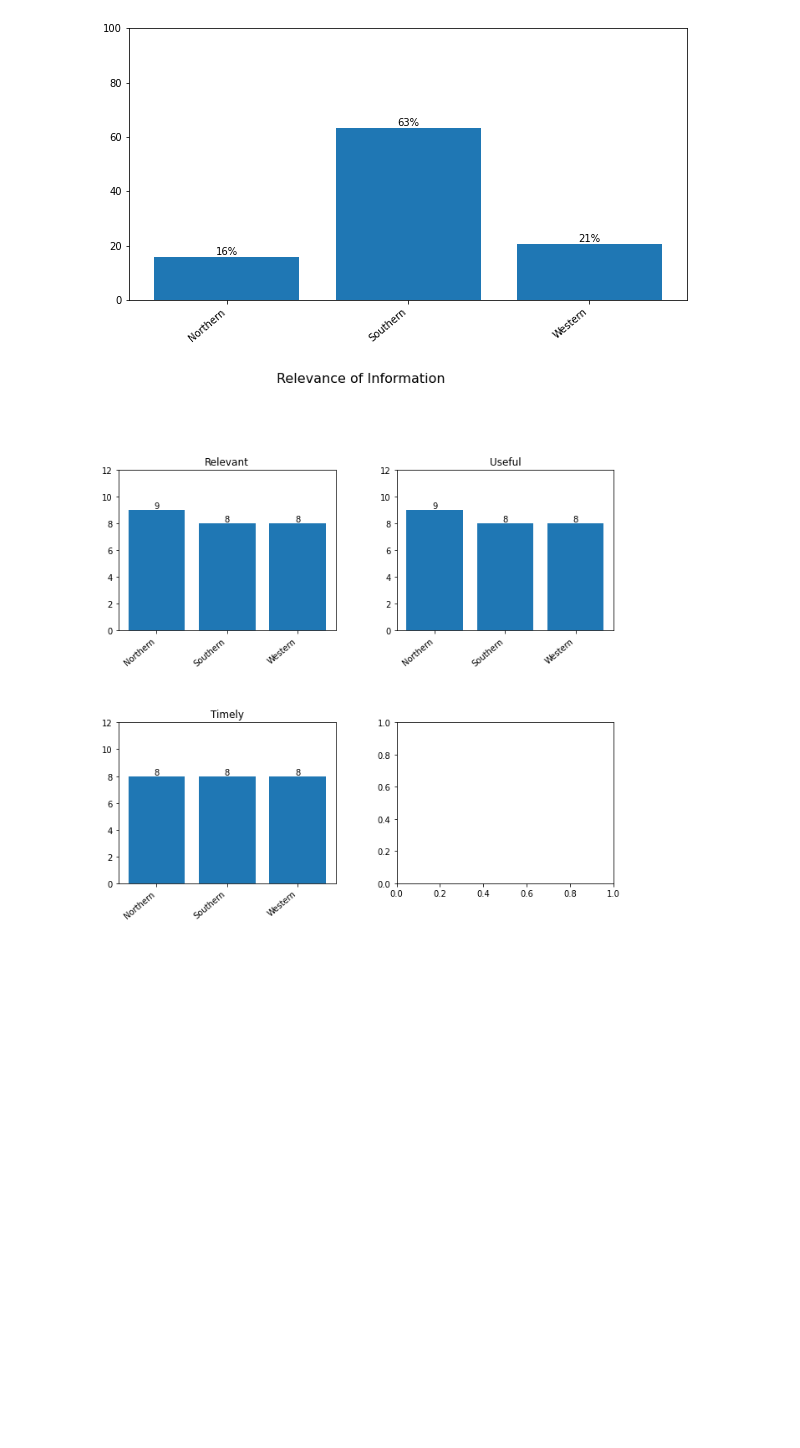
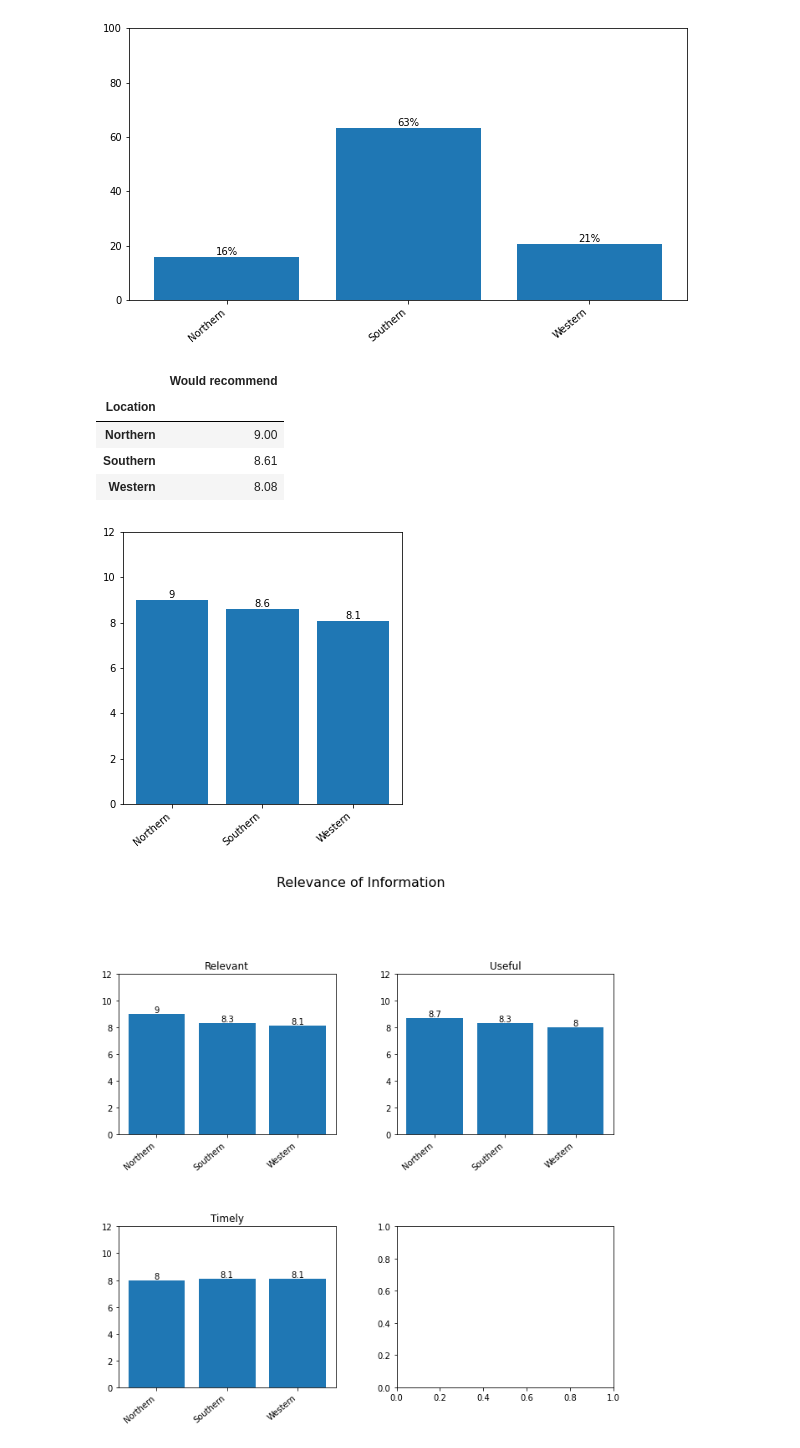
Before and after one commit to pyagoubi/Stuff, a Jupyter notebook: Weedsmart.ipynb, the cells around one changed output. Drawn from its saved outputs; the diff is of its cells as text; code cells hidden in the pictures; blank space fills up the shorter version.

```diff
--- a/Weedsmart.ipynb
+++ b/Weedsmart.ipynb
@@ -414,7 +414,7 @@ for i, column in enumerate(cols):
     if (i!=0)&(i%2==0):
         row+=1
     axs = ax[row,col[i]]
-    axs.bar(plot_fig.index,np.round(plot_fig[column], decimals =0))
+    axs.bar(plot_fig.index,np.round(plot_fig[column], decimals =1))
     axs.set_xticks(axs.get_xticks(), axs.get_xticklabels(), rotation=40, ha='right')
     axs.set_title(column )
     axs.bar_label(axs.containers[0], label_type='edge')
@@ -546,24 +548,57 @@ plt.show()
 # %%
 Q16, 17, 19 and 21 by t
 # %%
+
+
 cols = ['Relevant', 'Useful', 'Timely']
+
+
+rec_df = pd.DataFrame(df_clean[df_clean['Would recommend']>0].groupby('Location')['Would recommend'].mean())
+#rec_df['Would recommend'].str.rstrip("%").astype(float)/100
+display(rec_df)
+print('\n\n\n')
+
+# plt.bar(rec_df.index, rec_df['Would recommend'])
+# plt.title('Mean Recommendation Score')
+# plt.xticks(rotation=40, ha = 'right')
+# plt.show()
+
+fig, ax = plt.subplots(1,1, figsize=(5,5))
+
+ax.bar(rec_df.index,np.round(rec_df['Would recommend'], decimals = 1))
+ax.set_xticks(ax.get_xticks(), ax.get_xticklabels(), rotation=40, ha='right')
+ax.bar_label(ax.containers[0], label_type='edge')
+ax.set_ylim(0, 12)
+plt.show()
+
+
+
+
+
+
 fig, ax = plt.subplots(2,2, figsize=(10,10))
 fig.suptitle('Relevance of Information',fontsize=16)
 row=0
 col=[0,1]*2
 for i, column in enumerate(cols):
     plot_fig = pd.DataFrame(df_clean.loc[:, ['Location', column]].groupby('Location')[column].mean())
     if (i!=0)&(i%2==0):
         row+=1
     axs = ax[row,col[i]]
-    axs.bar(plot_fig.index,np.round(plot_fig[column], decimals =0))
+    axs.bar(plot_fig.index,np.round(plot_fig[column], decimals =1))
     axs.set_xticks(axs.get_xticks(), axs.get_xticklabels(), rotation=40, ha='right')
     axs.set_title(column )
     axs.bar_label(axs.containers[0], label_type='edge')
     axs.set_ylim(0, 12)
 fig.tight_layout(pad = 5)
 # %% [output]
+|  | Would recommend |
+| Location |  |
+| Northern | 9.00 |
+| Southern | 8.61 |
+| Western | 8.08 |
-[figure, old version]
+[figure, new version]
+[figure, added]
 # %%
 gain = ['Location', ' Practical crop management strategies',
  'Data behind integrated weed management strategies.',
```
Also changed, not shown: parts of 7 cells of this notebook.
